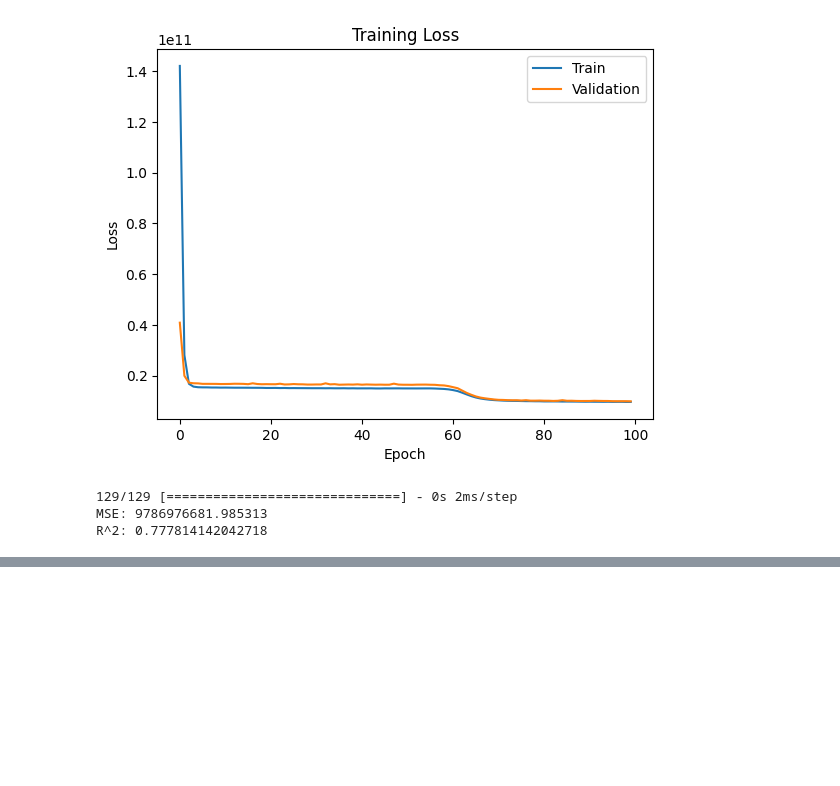
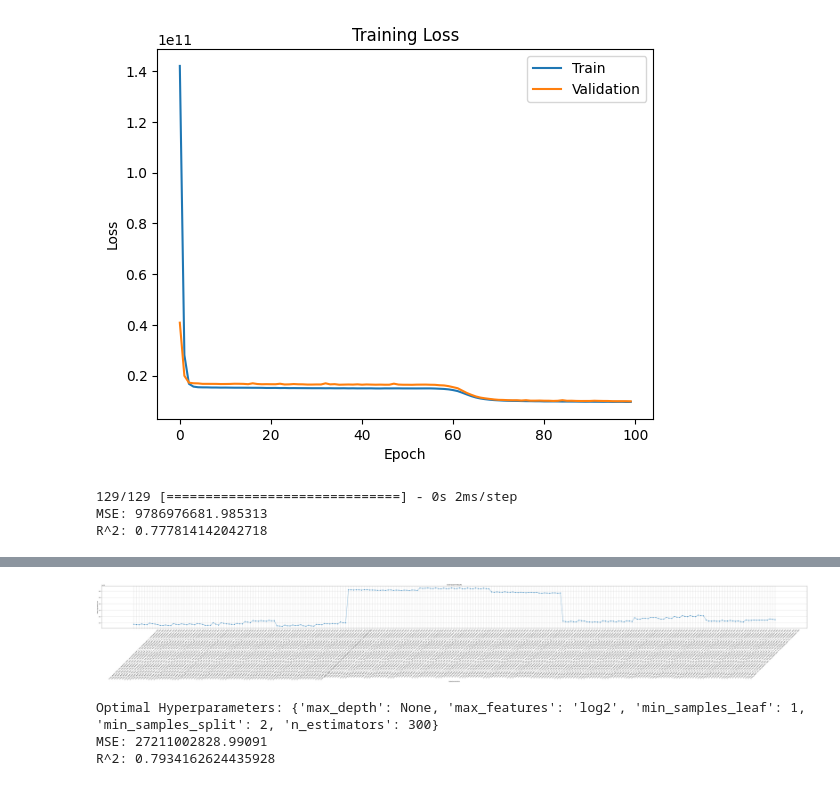
Before and after one commit to camilla8989/pythonstudy, a Jupyter notebook: House_Price.ipynb, the cells around one changed output, grey strips where cells are left out. Cells and saved outputs as stored; diff of their text form; code cells hidden in the pictures; blank space fills up the shorter version.

```diff
--- a/House_Price.ipynb
+++ b/House_Price.ipynb
@@ -911,0 +603,37 @@ R^2: 0.6491315387150383
+# %%
+# Get the value range of the hyperparameter
+param_values = [str(x) for x in grid_search.cv_results_['params']]
+
+# Extract the mean squared error for each hyperparameter combination
+mse_scores = -grid_search.cv_results_['mean_test_score']
+
+# Plot hyperparameters versus mean squared error
+plt.figure(figsize=(100, 6))
+plt.plot(param_values, mse_scores, marker='o')
+plt.title('Grid Search Results')
+plt.xlabel('Hyperparameters')
+plt.ylabel('Mean Squared Error')
+plt.xticks(rotation=45)
+plt.grid(True)
+plt.show()
+# %% [output]
+[figure, added]
+# %%
+# Print the optimal hyperparameters
+print("Optimal Hyperparameters:", grid_search.best_params_)
+
+# Make predictions using models with optimized hyperparameters
+best_rf = grid_search.best_estimator_
+y_pred = best_rf.predict(X_test)
+
+# Evaluate model performance
+mse = mean_squared_error(y_test, y_pred)
+r2 = r2_score(y_test, y_pred)
+
+# print assessment results
+print("MSE:", mse)
+print("R^2:", r2)
+# %% [output]
+Optimal Hyperparameters: {'max_depth': None, 'max_features': 'log2', 'min_samples_leaf': 1, 'min_samples_split': 2, 'n_estimators': 300}
+MSE: 27211002828.99091
+R^2: 0.7934162624435928
```
Also changed, not shown: parts of 23 cells of this notebook.
